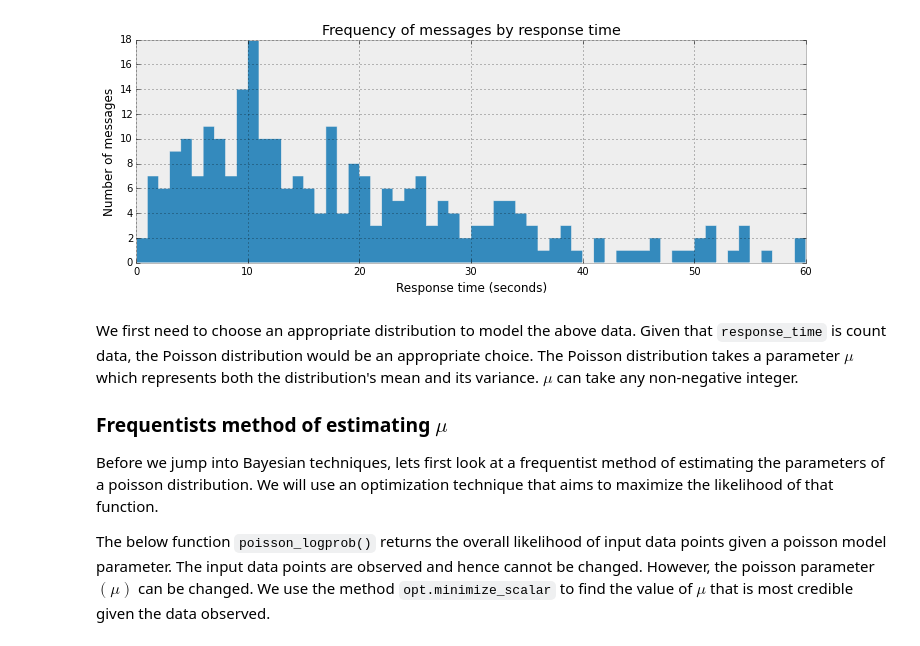
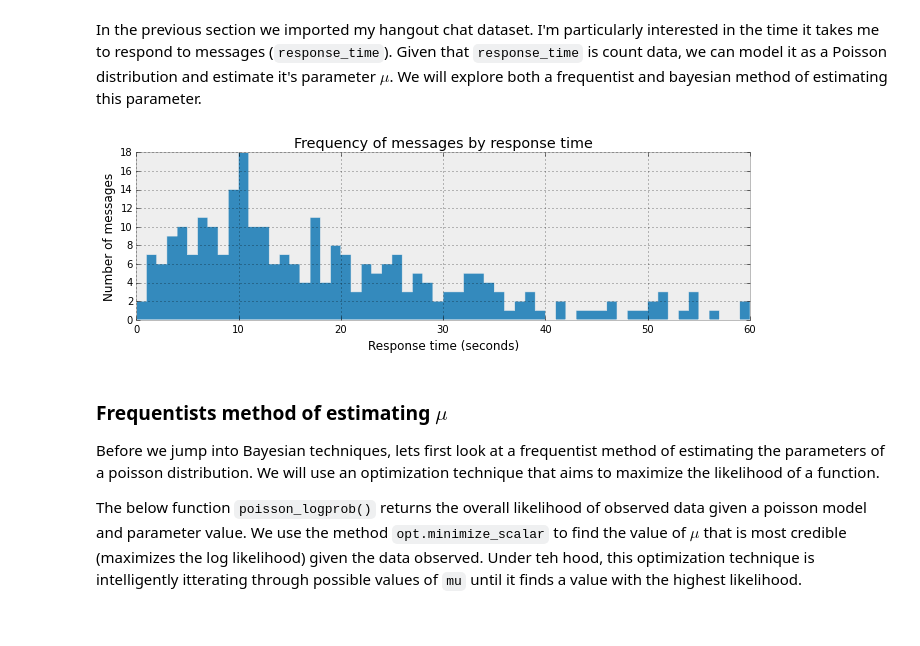
Before and after one commit to markdregan/Bayesian-Modelling-in-Python, a Jupyter notebook: Section 1. Estimating model parameters.ipynb, the cells around one changed output. Cells and saved outputs as stored; diff of their text form; code cells hidden in the pictures.

Commit message:
Update model checking and model estimation section

```diff
--- a/Section 1. Estimating model parameters.ipynb
+++ b/Section 1. Estimating model parameters.ipynb
@@ -20,18 +50,19 @@ messages = pd.read_csv('data/hangout_chat_data.csv')
+# %% [markdown]
+In the previous section we imported my hangout chat dataset. I'm particularly interested in the time it takes me to respond to messages (`response_time`). Given that `response_time` is count data, we can model it as a Poisson distribution and estimate it's parameter $\mu$. We will explore both a frequentist and bayesian method of estimating this parameter.
 # %%
-fig = plt.figure(figsize=(12,4))
+fig = plt.figure(figsize=(11,3))
 _ = plt.title('Frequency of messages by response time')
 _ = plt.xlabel('Response time (seconds)')
 _ = plt.ylabel('Number of messages')
-_ = plt.hist(messages['time_delay_seconds'].values, range=[0, 60], bins=60, histtype='stepfilled')
+_ = plt.hist(messages['time_delay_seconds'].values,
+             range=[0, 60], bins=60, histtype='stepfilled')
 # %% [output]
-[figure, old version]
+[figure, new version]
 # %% [markdown]
-We first need to choose an appropriate distribution to model the above data. Given that `response_time` is count data, the Poisson distribution would be an appropriate choice. The Poisson distribution takes a parameter $\mu$ which represents both the distribution's mean and its variance. $\mu$ can take any non-negative integer.
+### Frequentists method of estimating $\mu$
+Before we jump into Bayesian techniques, lets first look at a frequentist method of estimating the parameters of a poisson distribution. We will use an optimization technique that aims to maximize the likelihood of a function.
 
-### Frequentists method of estimating $\mu$
-Before we jump into Bayesian techniques, lets first look at a frequentist method of estimating the parameters of a poisson distribution. We will use an optimization technique that aims to maximize the likelihood of that function.
-
-The below function `poisson_logprob()` returns the overall likelihood of input data points given a poisson model parameter. The input data points are observed and hence cannot be changed. However, the poisson parameter $(\mu)$ can be changed. We use the method `opt.minimize_scalar` to find the value of $\mu$ that is most credible given the data observed.
+The below function `poisson_logprob()` returns the overall likelihood of observed data  given a poisson model and parameter value. We use the method `opt.minimize_scalar` to find the value of $\mu$ that is most credible (maximizes the log likelihood) given the data observed. Under teh hood, this optimization technique is intelligently itterating through possible values of `mu` until it finds a value with the highest likelihood.
 # %%
 y_obs = messages['time_delay_seconds'].values
 
```
Also changed, not shown: parts of 27 cells of this notebook, 7 other files.
